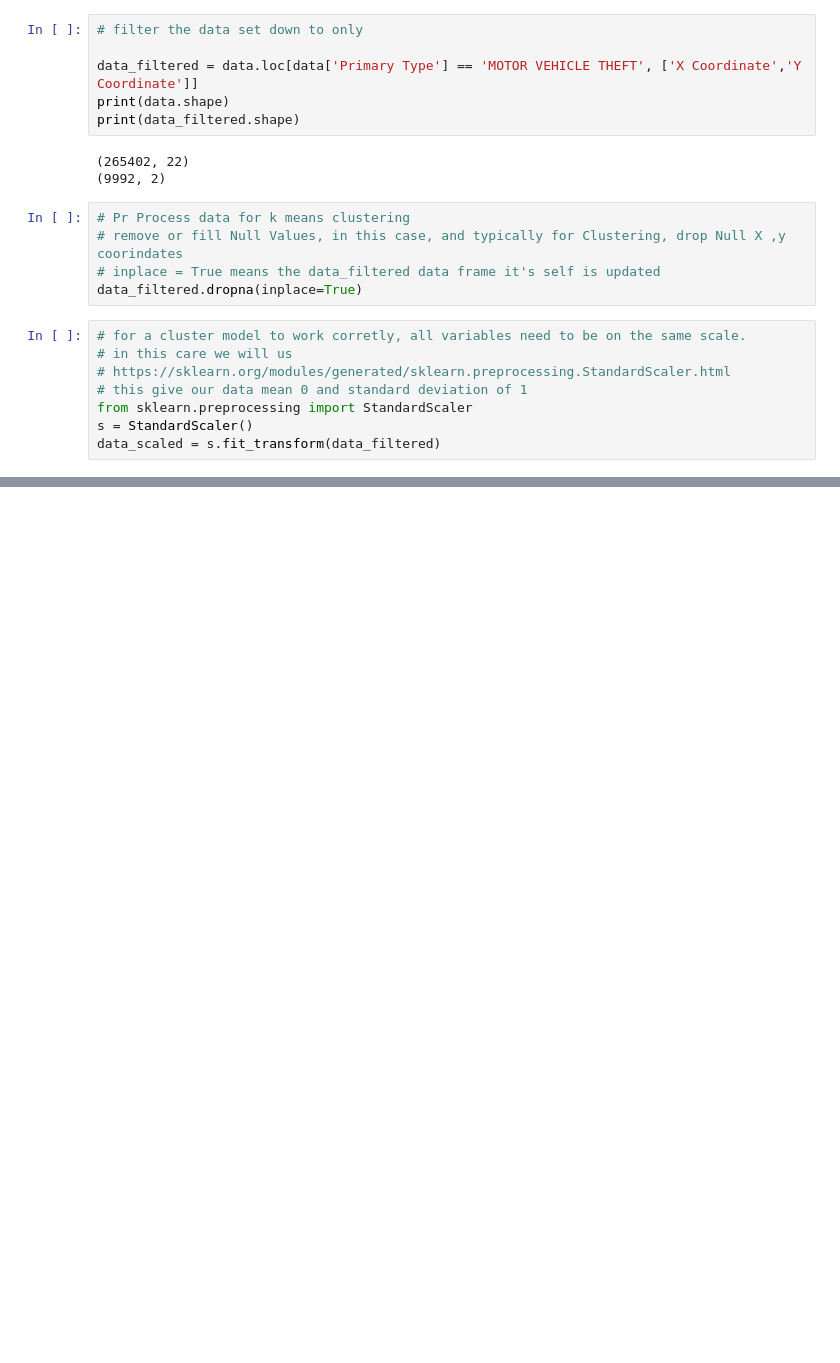
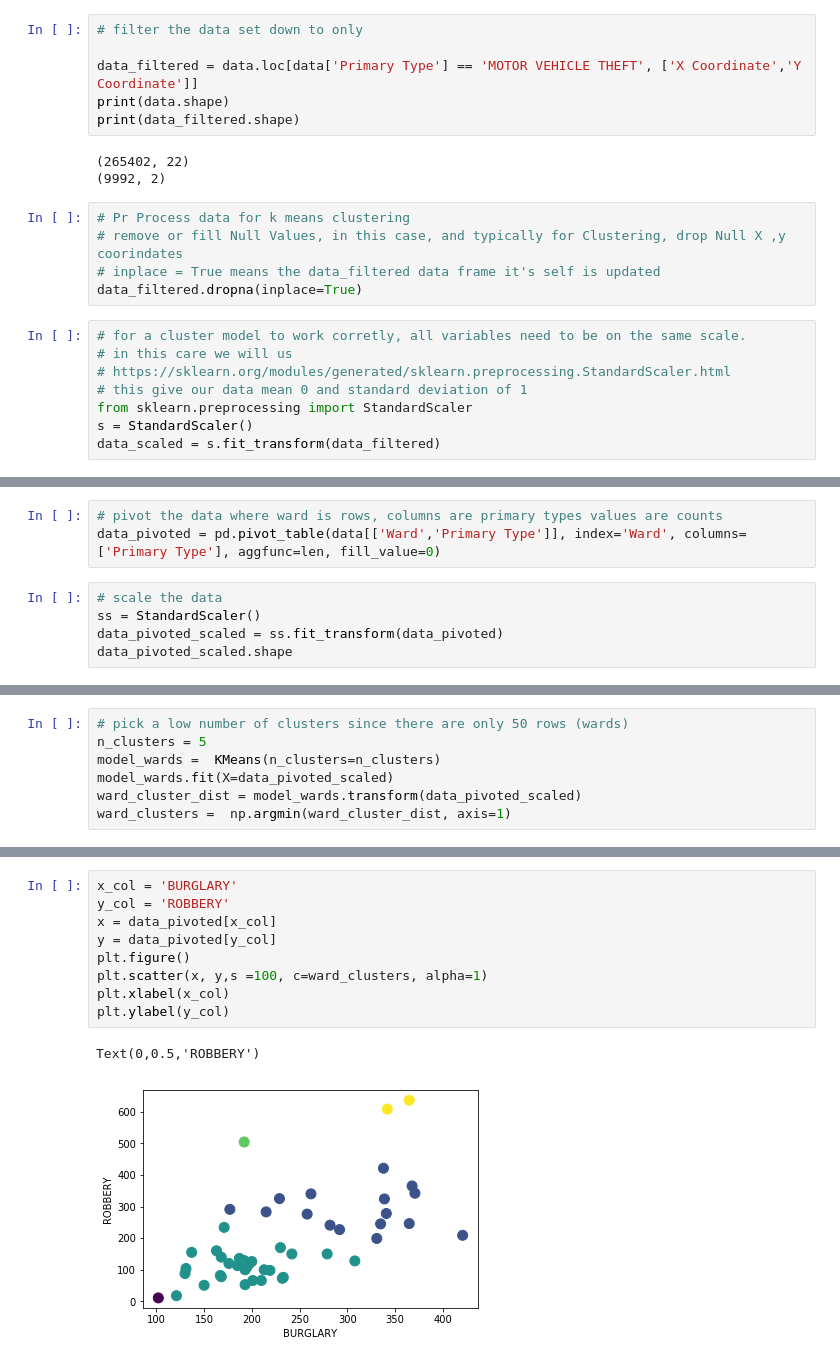
Before and after one commit to mdavis29/DataScience101, a Jupyter notebook: week5_intro to sklearn.ipynb, the cells around one changed output, grey strips where cells are left out. Cells and saved outputs as stored; diff of their text form; blank space fills up the shorter version.

```diff
--- a/week5_intro to sklearn.ipynb
+++ b/week5_intro to sklearn.ipynb
@@ -179,0 +149,8 @@ plt.bar(x=list(c.keys()), height=list(c.values()))
+# %%
+# pivot the data where ward is rows, columns are primary types values are counts
+data_pivoted = pd.pivot_table(data[['Ward','Primary Type']], index='Ward', columns=['Primary Type'], aggfunc=len, fill_value=0)
+# %%
+# scale the data
+ss = StandardScaler()
+data_pivoted_scaled = ss.fit_transform(data_pivoted)
+data_pivoted_scaled.shape
@@ -179,0 +159,7 @@ plt.bar(x=list(c.keys()), height=list(c.values()))
+# %%
+# pick a low number of clusters since there are only 50 rows (wards)
+n_clusters = 5
+model_wards =  KMeans(n_clusters=n_clusters)
+model_wards.fit(X=data_pivoted_scaled)
+ward_cluster_dist = model_wards.transform(data_pivoted_scaled)
+ward_clusters =  np.argmin(ward_cluster_dist, axis=1)
@@ -179,0 +181,12 @@ plt.bar(x=list(c.keys()), height=list(c.values()))
+# %%
+x_col = 'BURGLARY'
+y_col = 'ROBBERY'
+x = data_pivoted[x_col]
+y = data_pivoted[y_col]
+plt.figure()
+plt.scatter(x, y,s =100, c=ward_clusters, alpha=1)
+plt.xlabel(x_col)
+plt.ylabel(y_col)
+# %% [output]
+Text(0,0.5,'ROBBERY')
+[figure, added]
```
Also changed, not shown: parts of 18 cells of this notebook.
